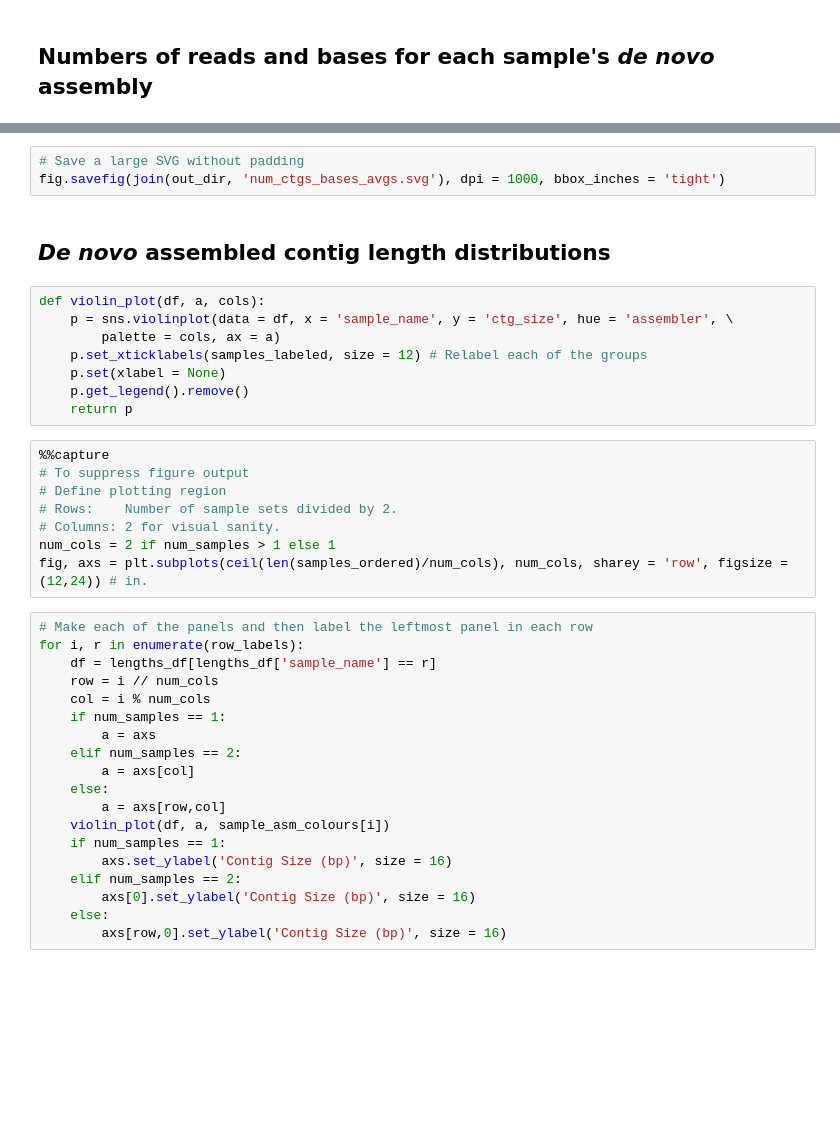
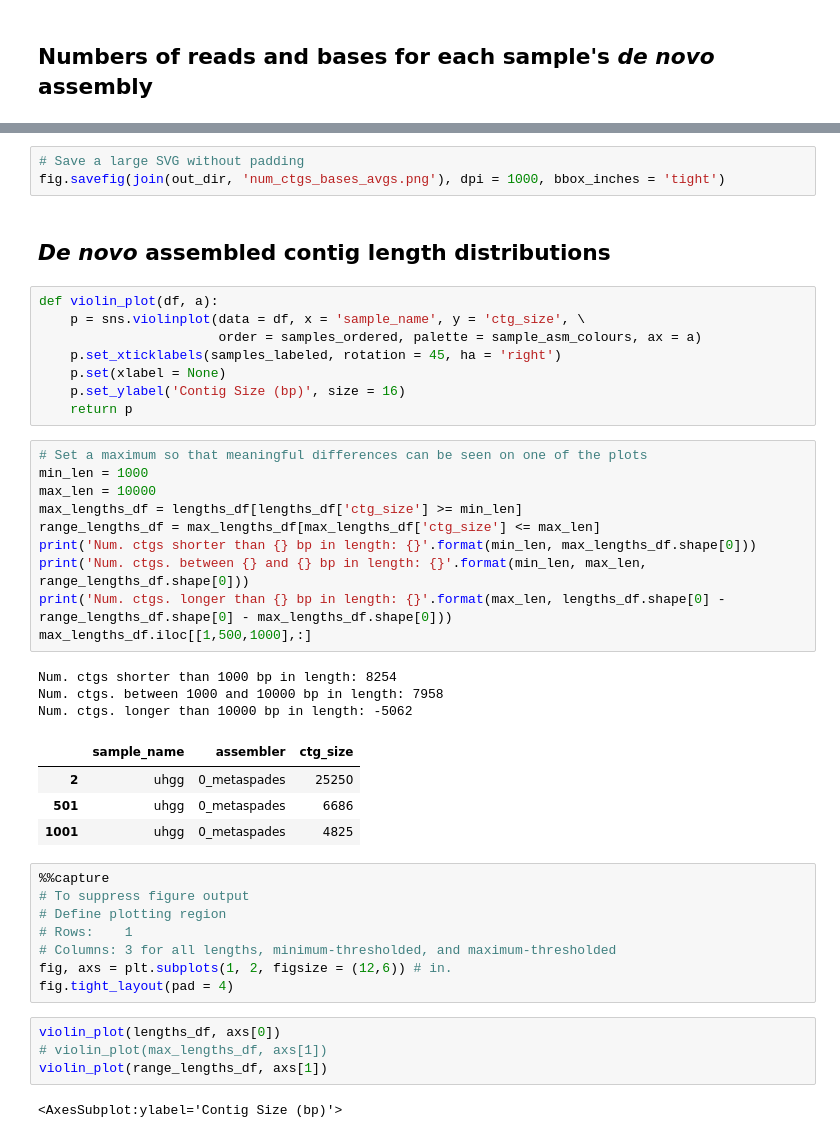
Before and after one commit to Meta-CAMP/camp_short-read-assembly, a Jupyter notebook: Dataviz.ipynb, the cells around one changed output, grey strips where cells are left out. Saved outputs shown, nothing was run; the diff lists cells and outputs as text; blank space fills up the shorter version.

```diff
--- a/Dataviz.ipynb
+++ b/Dataviz.ipynb
@@ -132,43 +149,48 @@ fig
 # %%
 # Save a large SVG without padding
-fig.savefig(join(out_dir, 'num_ctgs_bases_avgs.svg'), dpi = 1000, bbox_inches = 'tight')
+fig.savefig(join(out_dir, 'num_ctgs_bases_avgs.png'), dpi = 1000, bbox_inches = 'tight')
 # %% [markdown]
 ## *De novo* assembled contig length distributions
 # %%
-def violin_plot(df, a, cols):
-    p = sns.violinplot(data = df, x = 'sample_name', y = 'ctg_size', hue = 'assembler', \
-        palette = cols, ax = a)
-    p.set_xticklabels(samples_labeled, size = 12) # Relabel each of the groups
+def violin_plot(df, a):
+    p = sns.violinplot(data = df, x = 'sample_name', y = 'ctg_size', \
+                       order = samples_ordered, palette = sample_asm_colours, ax = a)
+    p.set_xticklabels(samples_labeled, rotation = 45, ha = 'right')
     p.set(xlabel = None)
-    p.get_legend().remove()
+    p.set_ylabel('Contig Size (bp)', size = 16)
     return p
+# %%
+# Set a maximum so that meaningful differences can be seen on one of the plots
+min_len = 1000
+max_len = 10000
+max_lengths_df = lengths_df[lengths_df['ctg_size'] >= min_len]
+range_lengths_df = max_lengths_df[max_lengths_df['ctg_size'] <= max_len]
+print('Num. ctgs shorter than {} bp in length: {}'.format(min_len, max_lengths_df.shape[0]))
+print('Num. ctgs. between {} and {} bp in length: {}'.format(min_len, max_len, range_lengths_df.shape[0]))
+print('Num. ctgs. longer than {} bp in length: {}'.format(max_len, lengths_df.shape[0] - range_lengths_df.shape[0] - max_lengths_df.shape[0]))
+max_lengths_df.iloc[[1,500,1000],:]
+# %% [output]
+Num. ctgs shorter than 1000 bp in length: 8254
+Num. ctgs. between 1000 and 10000 bp in length: 7958
+Num. ctgs. longer than 10000 bp in length: -5062
+|  | sample_name | assembler | ctg_size |
+| 2 | uhgg | 0_metaspades | 25250 |
+| 501 | uhgg | 0_metaspades | 6686 |
+| 1001 | uhgg | 0_metaspades | 4825 |
 # %%
 %%capture
 # To suppress figure output
 # Define plotting region
-# Rows:    Number of sample sets divided by 2.
-# Columns: 2 for visual sanity.
-num_cols = 2 if num_samples > 1 else 1
-fig, axs = plt.subplots(ceil(len(samples_ordered)/num_cols), num_cols, sharey = 'row', figsize = (12,24)) # in.
+# Rows:    1
+# Columns: 3 for all lengths, minimum-thresholded, and maximum-thresholded
+fig, axs = plt.subplots(1, 2, figsize = (12,6)) # in.
+fig.tight_layout(pad = 4)
 # %%
-# Make each of the panels and then label the leftmost panel in each row
-for i, r in enumerate(row_labels):
-    df = lengths_df[lengths_df['sample_name'] == r]
-    row = i // num_cols
-    col = i % num_cols
-    if num_samples == 1:
-        a = axs
-    elif num_samples == 2:
-        a = axs[col]
-    else:
-        a = axs[row,col]
-    violin_plot(df, a, sample_asm_colours[i])
-    if num_samples == 1:
-        axs.set_ylabel('Contig Size (bp)', size = 16)
-    elif num_samples == 2:
-        axs[0].set_ylabel('Contig Size (bp)', size = 16)
-    else:
-        axs[row,0].set_ylabel('Contig Size (bp)', size = 16)
+violin_plot(lengths_df, axs[0])
+# violin_plot(max_lengths_df, axs[1])
+violin_plot(range_lengths_df, axs[1])
+# %% [output]
+<AxesSubplot:ylabel='Contig Size (bp)'>
 # %%
 fig
 # %% [output]
```
Also changed, not shown: parts of 10 cells of this notebook, 12 other files.
